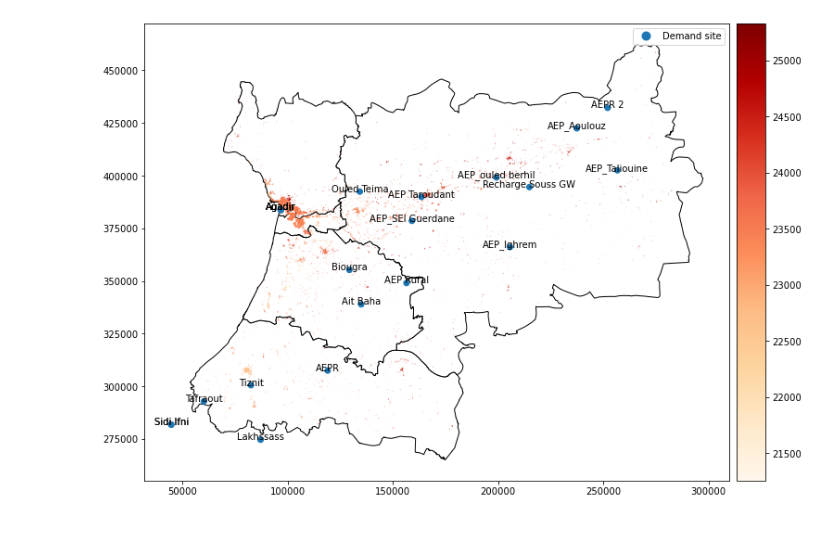
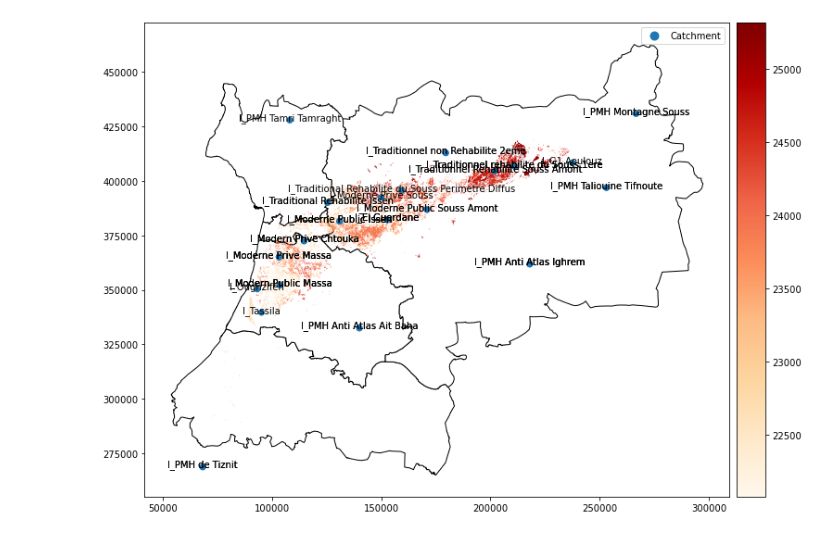
Before and after one commit to KTH-dESA/FAO, a Jupyter notebook: Morocco model/Cropland and Built-up areas processing.ipynb, the cells around one changed output. Cells and saved outputs as stored; diff of their text form; code cells hidden in the pictures.

```diff
--- a/Morocco model/Cropland and Built-up areas processing.ipynb
+++ b/Morocco model/Cropland and Built-up areas processing.ipynb
@@ -62,12 +49,0 @@ import warnings; warnings.filterwarnings('ignore', 'GeoSeries.notna', UserWarnin
-# %%
-fig, ax = plt.subplots(1, 1, figsize=(12, 12))
-
-divider = make_axes_locatable(ax)
-cax = divider.append_axes("right", size="5%", pad=0.1)
-
-provinces.plot(color='white', edgecolor='black', ax=ax)
-cropland.plot(column='_srad7', ax=ax, cmap='OrRd', legend=True, cax=cax)
-demand_sites.loc[demand_sites['type']=='Catchment'].plot(ax=ax, column='type', legend=True)
-for idx, row in demand_sites.loc[demand_sites['type']=='Catchment'].iterrows():
-    ax.annotate(s=row['point'], xy=row.geometry.centroid.coords[0],
-                 horizontalalignment='center')
@@ -76,22 +50,22 @@ for idx, row in demand_sites.loc[demand_sites['type']=='Catchment'].iterrows():
-# %%
-fig, ax = plt.subplots(1, 1, figsize=(12, 12))
-
-divider = make_axes_locatable(ax)
-cax = divider.append_axes("right", size="5%", pad=0.1)
-
-provinces.plot(color='white', edgecolor='black', ax=ax)
-builtarea.plot(column='_srad7', ax=ax, cmap='OrRd', legend=True, cax=cax)
-demand_sites.loc[demand_sites['type']=='Demand site'].plot(ax=ax, column='type', legend=True)
-for idx, row in demand_sites.loc[demand_sites['type']=='Demand site'].iterrows():
-    ax.annotate(s=row['point'], xy=row.geometry.centroid.coords[0],
-                 horizontalalignment='center')
-# %% [output]
-[figure, removed]
 # %%
 dff = cropland.loc[cropland.province=='Taroudannt', 'wtd']
 cropland.loc[cropland.province=='Taroudannt', 'wtd'] *= 170 * dff.count() / dff.sum()
 dff = cropland.loc[cropland.province=='Chtouka-Aït Baha', 'wtd']
 cropland.loc[cropland.province=='Chtouka-Aït Baha', 'wtd'] *= 85 * dff.count() / dff.sum()
+# %%
+fig, ax = plt.subplots(1, 1, figsize=(12, 12))
+
+divider = make_axes_locatable(ax)
+cax = divider.append_axes("right", size="5%", pad=0.1)
+
+provinces.plot(color='white', edgecolor='black', ax=ax)
+cropland.plot(column='_srad7', ax=ax, cmap='OrRd', legend=True, cax=cax)
+demand_sites.loc[demand_sites['type']=='Catchment'].plot(ax=ax, column='type', legend=True)
+for idx, row in demand_sites.loc[demand_sites['type']=='Catchment'].iterrows():
+    ax.annotate(text=row['point'], xy=row.geometry.centroid.coords[0],
+                 horizontalalignment='center')
+# %% [output]
+[figure, added]
 # %%
 fig, ax = plt.subplots(1, 1, figsize=(12, 12))
 
```
Also changed, not shown: parts of 10 cells of this notebook, 5 other files.
